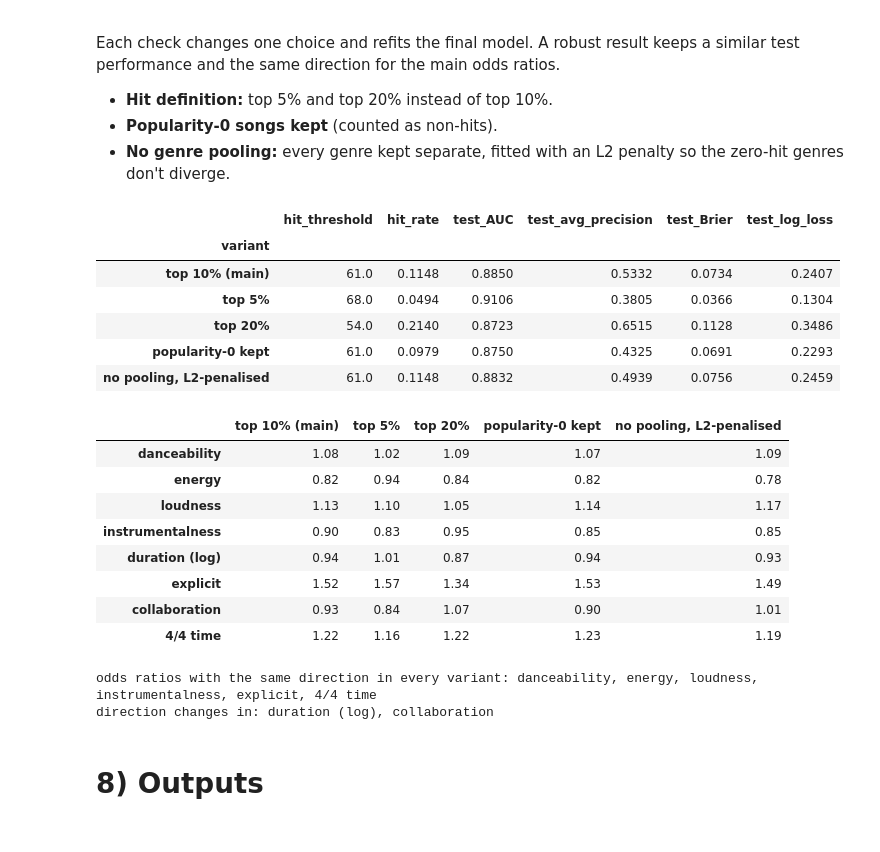
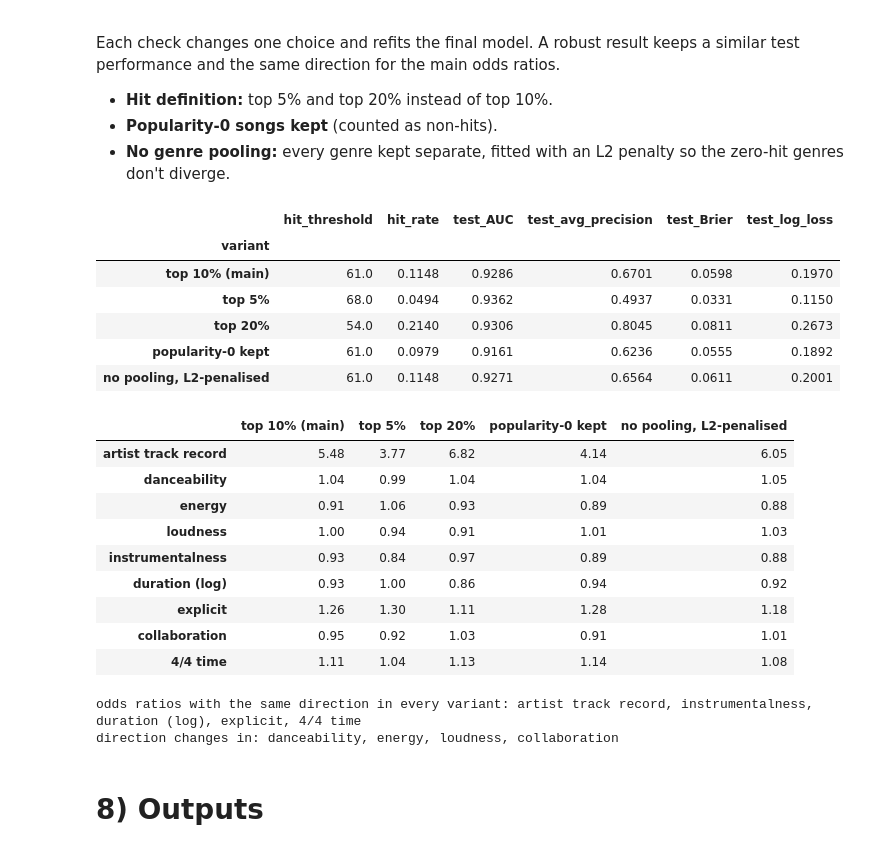
Before and after one commit to caixiaoqijessica/bt4211-final-project-spotify-dataset, a Jupyter notebook: logistic-hit.ipynb, the cells around one changed output. Drawn from its saved outputs; the diff is of its cells as text; code cells hidden in the pictures.

```diff
--- a/logistic-hit.ipynb
+++ b/logistic-hit.ipynb
@@ -174,0 +208,9 @@ final = fits["3. + genre (final)"]
+# %%
+rows = []
+for label, m in [("returning artist", test["artist_new"] == 0), ("new artist", test["artist_new"] == 1)]:
+    sub = test[m]
+    for name in ["3. + genre", "4. + artist (final)"]:
+        rows.append({"test songs": label, "model": name, "songs": len(sub), "hit_rate": sub["hit"].mean(),
+                     "AUC": roc_auc_score(sub["hit"], fits[name].predict(sub)),
+                     "avg_precision": average_precision_score(sub["hit"], fits[name].predict(sub))})
+display(pd.DataFrame(rows).set_index(["test songs", "model"]).round(3))
@@ -190,9 +239,17 @@ LABELS = {"z_danceability": "danceability", "z_energy": "energy", "z_loudness":
           "is_4_4": "4/4 time", "non_music": "non-music",
           "I(z_danceability ** 2)": "danceability²", "I(z_acousticness ** 2)": "acousticness²",
           "I(z_log_duration ** 2)": "duration²", "z_danceability:z_valence": "danceability × valence",
-          "z_energy:z_acousticness": "energy × acousticness", "explicit:z_danceability": "explicit × danceability"}
+          "z_energy:z_acousticness": "energy × acousticness", "explicit:z_danceability": "explicit × danceability",
+          "z_artist_pop": "artist track record", "z_artist_catalogue": "artist catalogue size (log)",
+          "artist_new": "new artist (no other songs)"}
 feat = odds.loc[list(LABELS)].assign(label=lambda d: d.index.map(LABELS)).sort_values("odds_ratio")
 display(feat.set_index("label")[["odds_ratio", "ci_low", "ci_high", "p"]].round(3))
+
+# how much of each song-level effect was really the artist? compare odds ratios before and after adding the artist block
+prev = fits["3. + genre"]
+shift = pd.DataFrame({"OR without artist": np.exp(prev.params), "OR with artist": np.exp(final.params)}).loc[
+    [k for k in LABELS if k in prev.params]].rename(index=LABELS)
+display(shift.round(3))
 
 def forest(ax, d, title):
     y = np.arange(len(d))
@@ -208,7 +265,7 @@ def forest(ax, d, title):
 genre_or = odds.loc[GENRES].assign(label=lambda d: d.index.str[2:].str.replace("_", "-"))
 genre_show = pd.concat([genre_or.nsmallest(10, "odds_ratio"), genre_or.nlargest(10, "odds_ratio")]).sort_values("odds_ratio")
 fig, axes = plt.subplots(1, 2, figsize=(14, 7))
-forest(axes[0], feat, "Audio features and flags (per 1 SD / yes vs no)")
+forest(axes[0], feat, "Song and artist features (per 1 SD / yes vs no)")
 forest(axes[1], genre_show, "Genre vs pop (reference): 10 lowest and 10 highest\nevery genre has lower hit odds than pop")
 fig.text(0.5, -0.01, "blue = raises the odds, orange = lowers the odds (95% CI excludes 1); grey = not significant",
          ha="center", color=MUTED, fontsize=9)
@@ -236,10 +310,12 @@ fig.tight_layout(); plt.savefig("figures/logit_02_odds_ratios.png", dpi=150, bbo
 # %%
 # effect curves: average predicted hit probability as one feature moves across its range, all else as observed
-CURVES = [("danceability", "danceability"), ("energy", "energy"), ("acousticness", "acousticness"),
+CURVES = [("artist_pop", "artist track record (mean popularity of other songs)"), ("danceability", "danceability"),
+          ("energy", "energy"), ("acousticness", "acousticness"),
           ("log_duration", "duration (min)"), ("loudness", "loudness (dB)"), ("instrumentalness", "instrumentalness")]
-mu, sd = train[AUDIO].mean(), train[AUDIO].std()
+mu, sd = train[SCALED].mean(), train[SCALED].std()
 base = train.sample(5_000, random_state=SEED)
-fig, axes = plt.subplots(2, 3, figsize=(14, 7), sharey=True)
+fig, axes = plt.subplots(2, 4, figsize=(17, 7))
+axes.flat[-1].axis("off")
 for ax, (col, label) in zip(axes.flat, CURVES):
     lo, hi = train[col].quantile([0.01, 0.99])
     grid = np.linspace(lo, hi, 40)
@@ -247,9 +323,9 @@ for ax, (col, label) in zip(axes.flat, CURVES):
     x = 2 ** grid if col == "log_duration" else grid
     ax.plot(x, prob, color=BLUE, lw=2)
     ax.axhline(train["hit"].mean(), color=MUTED, lw=0.8, ls=":")
-    ax.yaxis.set_major_formatter(mtick.PercentFormatter(1, decimals=0))
-    ax.set_xlabel(label); ax.set_title(label)
+    ax.yaxis.set_major_formatter(mtick.PercentFormatter(1, decimals=1))
+    ax.set_xlabel(label); ax.set_title(label.split(" (mean")[0])
 axes[0, 0].set_ylabel("average hit probability"); axes[1, 0].set_ylabel("average hit probability")
-fig.suptitle("Predicted hit probability across each feature's range (1st-99th percentile; dotted = training hit rate)", fontweight="bold")
+fig.suptitle("Predicted hit probability across each feature's range (1st-99th percentile; dotted = training hit rate)\nnote the y-axes differ: the artist record spans ~0-50%, each audio feature only a point or two", fontweight="bold")
 fig.tight_layout(); plt.savefig("figures/logit_03_effect_curves.png", dpi=150, bbox_inches="tight"); plt.show()
 # %% [output]
@@ -267,7 +343,7 @@ The cut-off rules:
 - **Cost-based break-even:** if pushing a track costs $C$ and a hit is worth $V$, pushing pays off on average whenever $p > C/V$. This needs calibrated probabilities, which logistic regression gives (section 6b). The table shows it for a few cost/value ratios.
 - **Capacity:** push only the top $k$% of tracks, if the marketing budget fixes how many can be pushed.
 # %%
-FINAL_F = FORMULAS["3. + genre (final)"]
+FINAL_F = FORMULAS["4. + artist (final)"]
 oof = pd.Series(np.nan, index=train.index)
 for k, (a, b) in enumerate(GroupKFold(n_splits=5).split(train, groups=train["artist"])):
     # genre pooling was set on the full training set; refitting it per fold changes the folds very little
@@ -366,7 +442,7 @@ Each check changes one choice and refits the final model. A robust result keeps
 - **Popularity-0 songs kept** (counted as non-hits).
 - **No genre pooling:** every genre kept separate, fitted with an L2 penalty so the zero-hit genres don't diverge.
 # %%
-KEY = ["z_danceability", "z_energy", "z_loudness", "z_instrumentalness", "z_log_duration", "explicit", "collab", "is_4_4"]
+KEY = ["z_artist_pop", "z_danceability", "z_energy", "z_loudness", "z_instrumentalness", "z_log_duration", "explicit", "collab", "is_4_4"]
 
 def variant(name, q=HIT_Q, keep_zero=False):
     d = tracks[tracks["popularity"] >= (0 if keep_zero else 1)].reset_index(drop=True).copy()
@@ -374,52 +450,53 @@ def variant(name, q=HIT_Q, keep_zero=False):
     thr = d.loc[~d["in_test_set"], "popularity"].quantile(q)
     d["hit"] = (d["popularity"] >= thr).astype(int)
     d, genres, _ = build_features(d)
-    f = "hit ~ " + BASE + SQ + INTER + " + " + " + ".join(genres)
+    f = "hit ~ " + BASE + SQ + INTER + " + " + " + ".join(genres) + ARTIST
     tr, te = d[~d["in_test_set"]], d[d["in_test_set"]]
     res = fit_logit(f, tr, robust=False)
     row = {"variant": name, "hit_threshold": thr, "hit_rate": te["hit"].mean(), **scores(te["hit"], res.predict(te))}
     return row, np.exp(res.params[KEY]).rename(name)
 
 rows, ors = [], []
 for args in [("top 10% (main)",), ("top 5%", 0.95), ("top 20%", 0.80), ("popularity-0 kept", HIT_Q, True)]:
     r, o = variant(*args); rows.append(r); ors.append(o)
 
 # no pooling: every genre separate, L2-penalised (sklearn) so zero-hit genres stay finite
 full = t.drop(columns=GENRES + ["g_pop"]).merge(GENRE_W, left_on="track_index", right_index=True)
 all_g = [c for c in GENRE_W.columns if c != "g_pop"]
-y, X = dmatrices("hit ~ " + BASE + SQ + INTER + " + " + " + ".join(all_g), full, return_type="dataframe")
+y, X = dmatrices("hit ~ " + BASE + SQ + INTER + " + " + " + ".join(all_g) + ARTIST, full, return_type="dataframe")
 trm = ~full["in_test_set"].values
 l2 = LogisticRegression(C=1.0, max_iter=5000).fit(X[trm].drop(columns="Intercept"), y[trm].values.ravel())
 p_l2 = l2.predict_proba(X[~trm].drop(columns="Intercept"))[:, 1]
 rows.append({"variant": "no pooling, L2-penalised", "hit_threshold": HIT_THR, "hit_rate": y[~trm].values.mean(),
              **scores(y[~trm].values.ravel(), p_l2)})
 ors.append(pd.Series(np.exp(l2.coef_[0]), index=X.columns.drop("Intercept"))[KEY].rename("no pooling, L2-penalised"))
 
 display(pd.DataFrame(rows).set_index("variant").round(4))
 or_tbl = pd.concat(ors, axis=1).rename(index=LABELS)
 display(or_tbl.round(2))
 same_dir = (np.sign(np.log(or_tbl)).nunique(axis=1) == 1)
 print("odds ratios with the same direction in every variant:", ", ".join(or_tbl.index[same_dir]))
 print("direction changes in:", ", ".join(or_tbl.index[~same_dir]) or "none")
 # %% [output]
 |  | hit_threshold | hit_rate | test_AUC | test_avg_precision | test_Brier | test_log_loss |
 | variant |  |  |  |  |  |  |
-| top 10% (main) | 61.0 | 0.1148 | 0.8850 | 0.5332 | 0.0734 | 0.2407 |
-| top 5% | 68.0 | 0.0494 | 0.9106 | 0.3805 | 0.0366 | 0.1304 |
-| top 20% | 54.0 | 0.2140 | 0.8723 | 0.6515 | 0.1128 | 0.3486 |
-| popularity-0 kept | 61.0 | 0.0979 | 0.8750 | 0.4325 | 0.0691 | 0.2293 |
-| no pooling, L2-penalised | 61.0 | 0.1148 | 0.8832 | 0.4939 | 0.0756 | 0.2459 |
+| top 10% (main) | 61.0 | 0.1148 | 0.9286 | 0.6701 | 0.0598 | 0.1970 |
+| top 5% | 68.0 | 0.0494 | 0.9362 | 0.4937 | 0.0331 | 0.1150 |
+| top 20% | 54.0 | 0.2140 | 0.9306 | 0.8045 | 0.0811 | 0.2673 |
+| popularity-0 kept | 61.0 | 0.0979 | 0.9161 | 0.6236 | 0.0555 | 0.1892 |
+| no pooling, L2-penalised | 61.0 | 0.1148 | 0.9271 | 0.6564 | 0.0611 | 0.2001 |
 |  | top 10% (main) | top 5% | top 20% | popularity-0 kept | no pooling, L2-penalised |
-| danceability | 1.08 | 1.02 | 1.09 | 1.07 | 1.09 |
-| energy | 0.82 | 0.94 | 0.84 | 0.82 | 0.78 |
-| loudness | 1.13 | 1.10 | 1.05 | 1.14 | 1.17 |
-| instrumentalness | 0.90 | 0.83 | 0.95 | 0.85 | 0.85 |
-| duration (log) | 0.94 | 1.01 | 0.87 | 0.94 | 0.93 |
-| explicit | 1.52 | 1.57 | 1.34 | 1.53 | 1.49 |
-| collaboration | 0.93 | 0.84 | 1.07 | 0.90 | 1.01 |
-| 4/4 time | 1.22 | 1.16 | 1.22 | 1.23 | 1.19 |
+| artist track record | 5.48 | 3.77 | 6.82 | 4.14 | 6.05 |
+| danceability | 1.04 | 0.99 | 1.04 | 1.04 | 1.05 |
+| energy | 0.91 | 1.06 | 0.93 | 0.89 | 0.88 |
+| loudness | 1.00 | 0.94 | 0.91 | 1.01 | 1.03 |
+| instrumentalness | 0.93 | 0.84 | 0.97 | 0.89 | 0.88 |
+| duration (log) | 0.93 | 1.00 | 0.86 | 0.94 | 0.92 |
+| explicit | 1.26 | 1.30 | 1.11 | 1.28 | 1.18 |
+| collaboration | 0.95 | 0.92 | 1.03 | 0.91 | 1.01 |
+| 4/4 time | 1.11 | 1.04 | 1.13 | 1.14 | 1.08 |
-odds ratios with the same direction in every variant: danceability, energy, loudness, instrumentalness, explicit, 4/4 time
-direction changes in: duration (log), collaboration
+odds ratios with the same direction in every variant: artist track record, instrumentalness, duration (log), explicit, 4/4 time
+direction changes in: danceability, energy, loudness, collaboration
 # %% [markdown]
 # 8) Outputs
 # %%
```
Also changed, not shown: parts of 13 cells of this notebook, 6 other files.
